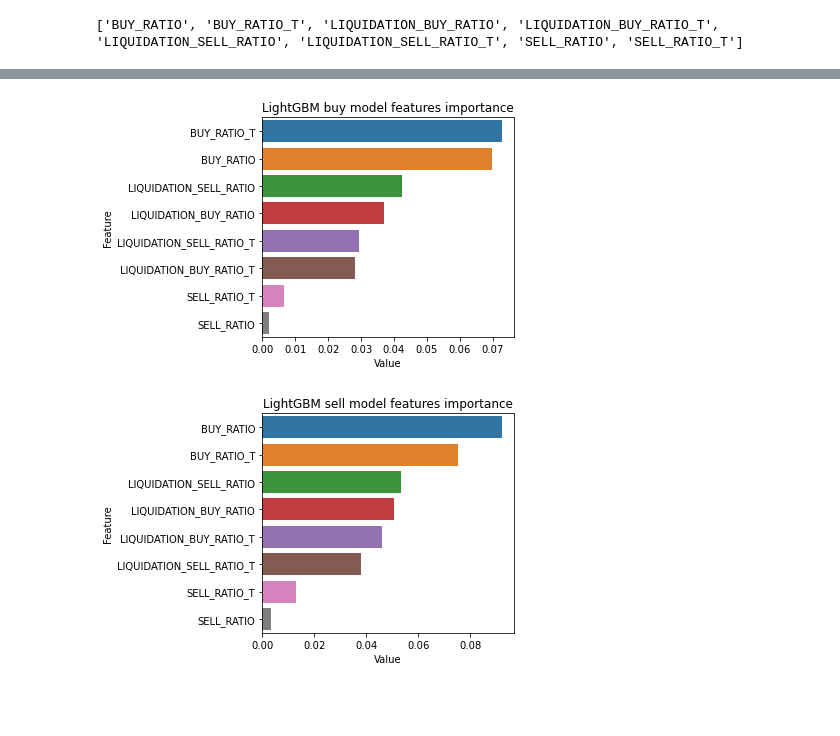
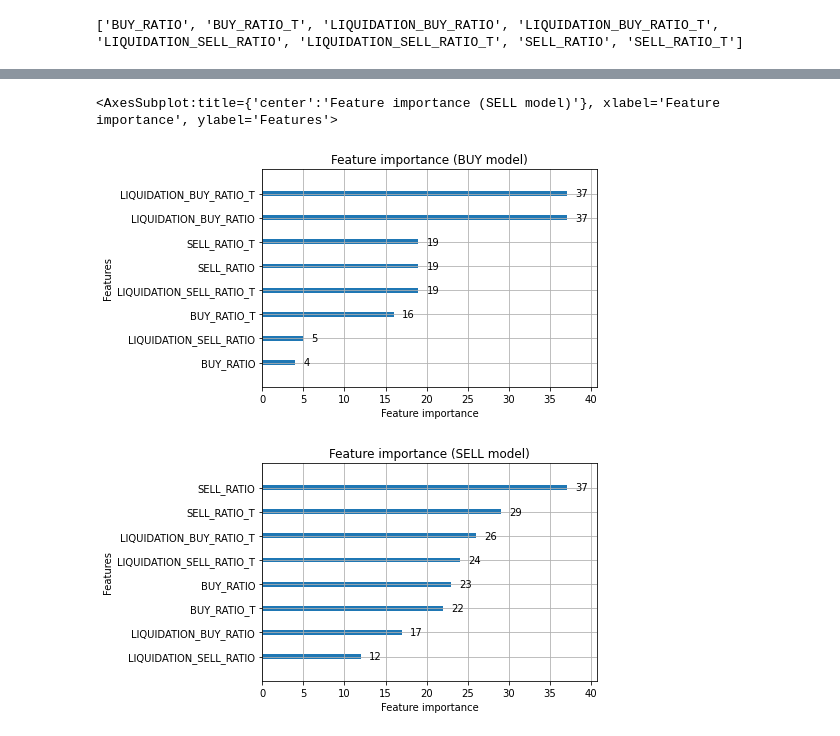
Before and after one commit to WannabeBotter/crypto_misc_jupyter, a Jupyter notebook: richman_dollarbar/richman_dollarbar.ipynb, the cells around one changed output, grey strips where cells are left out. Saved outputs shown, nothing was run; the diff lists cells and outputs as text; code cells hidden in the pictures; blank space fills up the shorter version.

```diff
--- a/richman_dollarbar/richman_dollarbar.ipynb
+++ b/richman_dollarbar/richman_dollarbar.ipynb
@@ -151,7 +150,7 @@ import math
 
 # ATRの指値幅を変数として、取引数とリターンの積を最大化するOptunaの最適化対象の関数
 def target_function(x):
-    df_dollar = pd.read_pickle('df_dollar_10000000_ohlcv_learn.pkl')
+    df_dollar = pd.read_pickle('df_dollar_ohlcv_train.pkl')
     df_dollar = calc_buysell(df_dollar, pips = 1, atr_mux = x)
     y_buy = df_dollar['y_buy'].sum()
     buy_count = len(df_dollar[df_dollar['buy_executed'] == True])
@@ -169,12 +168,12 @@ def objective(trial):
 # 最適化を実施
 #study = optuna.create_study(direction='maximize')
 #study.optimize(objective, n_trials=200)
+#atr_mux = study.best_params['x']
 #optuna.visualization.plot_slice(study, params=["x"])
-#atr_mux = study.best_params['x']
 
 # 以前の学習結果を利用して最適化をスキップ
 # 10_000_000ドルバー : Trial 74 finished with value: 16193.839450781088 and parameters: {'x': 1.4788760220633528}. Best is trial 74 with value: 16193.839450781088
 # 5_000_000ドルバー : Trial 193 finished with value: 7080.370047388982 and parameters: {'x': 2.1472956042094262}. Best is trial 193 with value: 7080.370047388982.
-atr_mux = 2.1472956042094262
+atr_mux = 1.4788760220633528
 # %%
 # パフォーマンスを表示する関数
@@ -616,19 +638,8 @@ Name: y_sell_executed, dtype: float64
 # %%
-# 買いモデルの特徴量の重要度を表示する
-feature_imp = pd.DataFrame(sorted(zip(model_buy.feature_importances_, features)), columns=['Value','Feature'])
-#plt.figure(figsize=(10, 20))
-sns.barplot(x="Value", y="Feature", data=feature_imp.sort_values(by="Value", ascending=False))
-plt.title('LightGBM buy model features importance')
-plt.tight_layout()
-plt.show()
-
-# 売りモデルの特徴量の重要度を表示する
-feature_imp = pd.DataFrame(sorted(zip(model_sell.feature_importances_, features)), columns=['Value','Feature'])
-#plt.figure(figsize=(10, 20))
-sns.barplot(x="Value", y="Feature", data=feature_imp.sort_values(by="Value", ascending=False))
-plt.title('LightGBM sell model features importance')
-plt.tight_layout()
-plt.show()
+# 特徴量の重要度を表示する
+lgb.plot_importance(model_buy, title='Feature importance (BUY model)')
+lgb.plot_importance(model_sell, title='Feature importance (SELL model)')
 # %% [output]
+<AxesSubplot:title={'center':'Feature importance (SELL model)'}, xlabel='Feature importance', ylabel='Features'>
-[figure, old version]
+[figure, new version]
-[figure, old version]
+[figure, new version]
```
Also changed, not shown: parts of 10 cells of this notebook.
